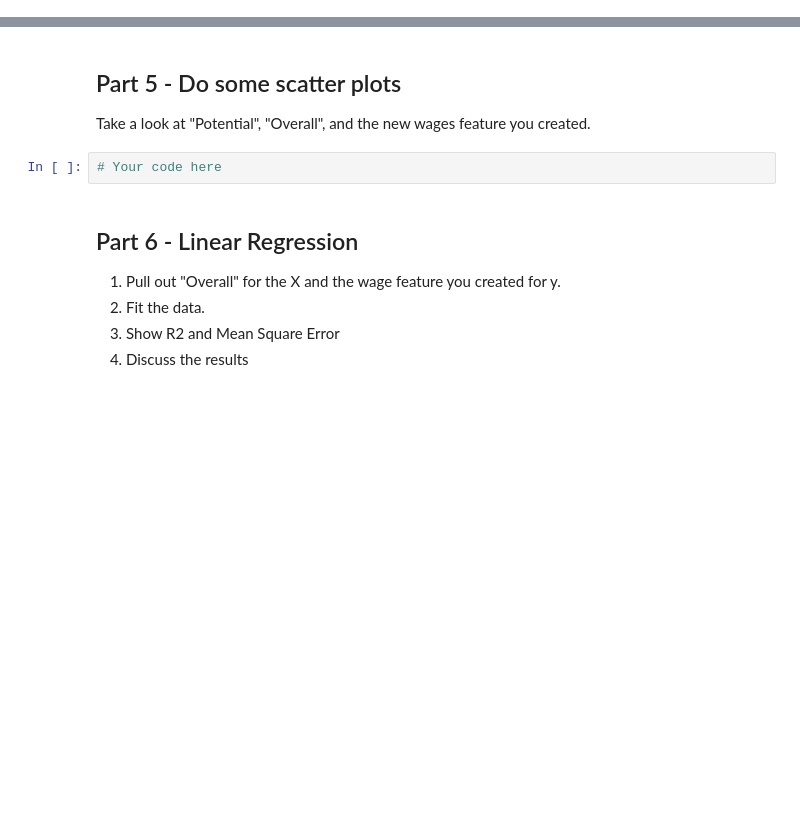
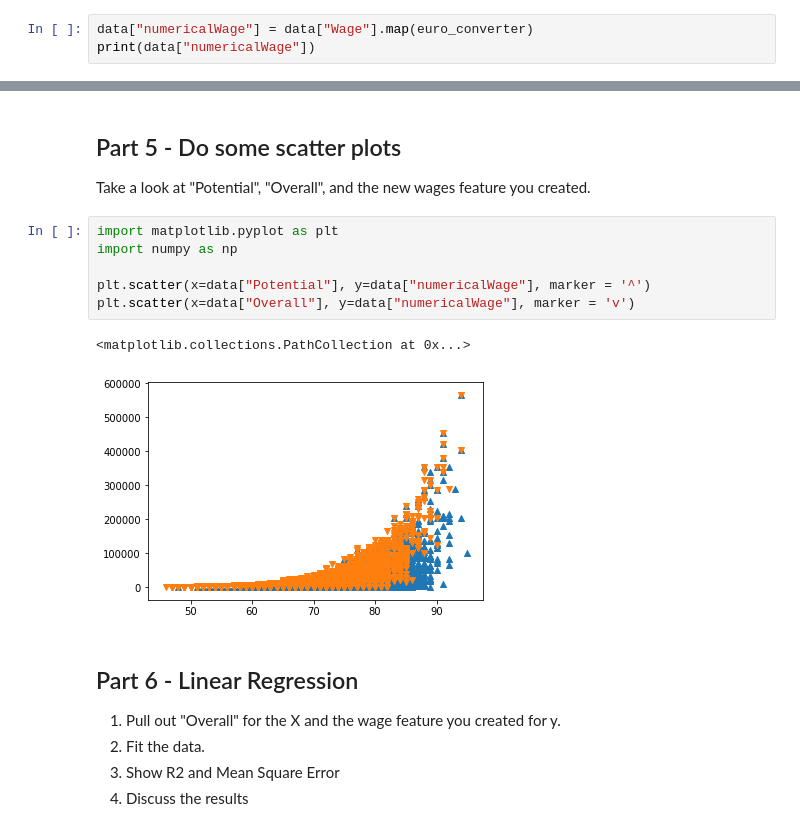
Before and after one commit to nicholascallee/MachineLearningCSIS44566, a Jupyter notebook: assignment5/Assignment5.ipynb, the cells around one changed output, grey strips where cells are left out. Saved outputs shown, nothing was run; the diff lists cells and outputs as text; blank space fills up the shorter version.

```diff
--- a/assignment5/Assignment5.ipynb
+++ b/assignment5/Assignment5.ipynb
@@ -187,0 +168,3 @@ def euro_converter(string):
+# %%
+data["numericalWage"] = data["Wage"].map(euro_converter)
+print(data["numericalWage"])
@@ -194,8 +216,15 @@ Use the train_test_split() function to split the data set into training(75%) and
 # %% [markdown]
 ## Part 5 - Do some scatter plots
 Take a look at "Potential", "Overall", and the new wages feature you created.
-# %%
-# Your code here
+# %%
+import matplotlib.pyplot as plt
+import numpy as np
+
+plt.scatter(x=data["Potential"], y=data["numericalWage"], marker = '^')
+plt.scatter(x=data["Overall"], y=data["numericalWage"], marker = 'v')
+# %% [output]
+<matplotlib.collections.PathCollection at 0x...>
+[figure, added]
 # %% [markdown]
 ## Part 6 - Linear Regression
 1. Pull out "Overall" for the X and the wage feature you created for y.
```
Also changed, not shown: parts of 10 cells of this notebook.
